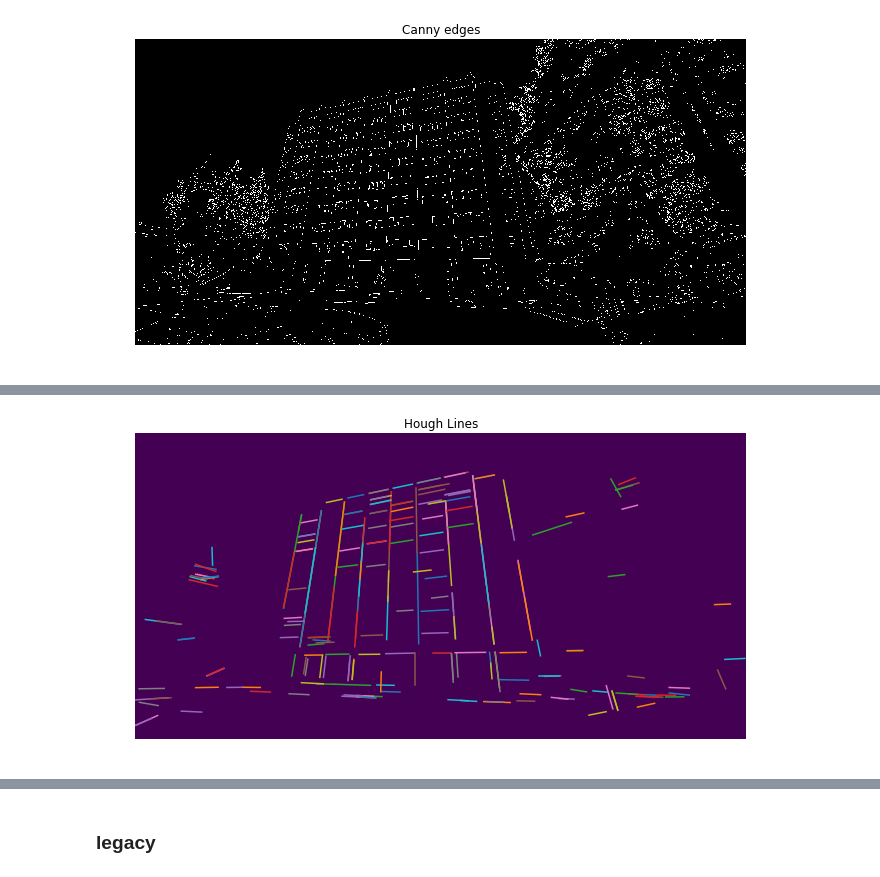
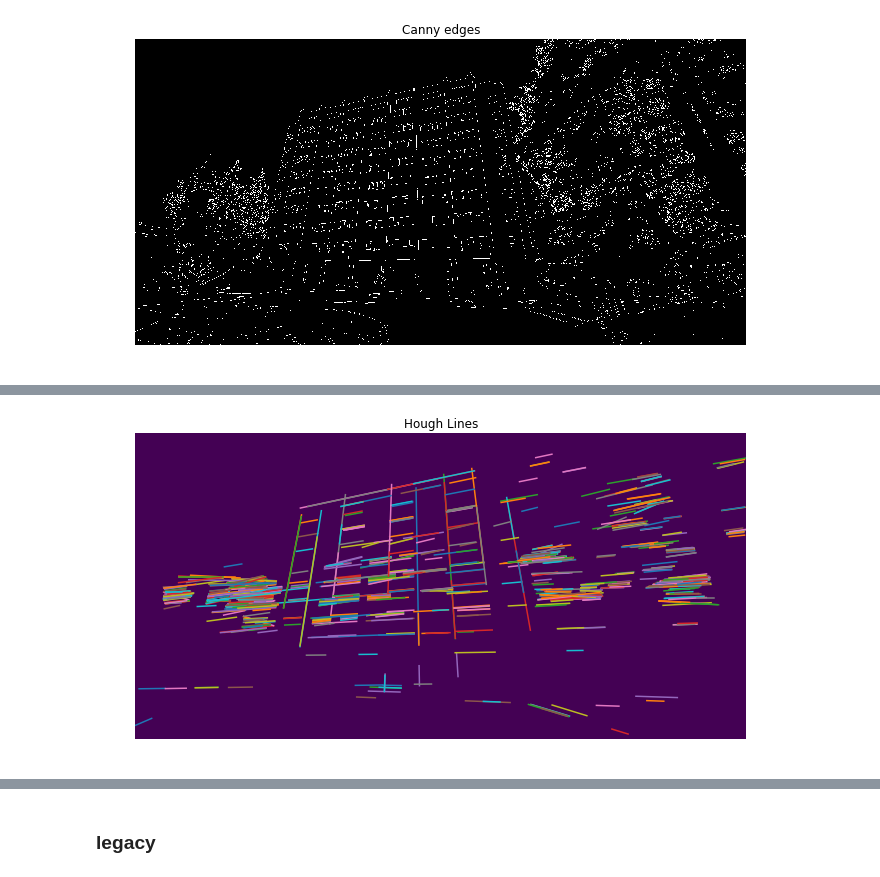
Before and after one commit to oortega20/CS294-final_project, a Jupyter notebook: code.ipynb, the cells around one changed output, grey strips where cells are left out. Saved outputs shown, nothing was run; the diff lists cells and outputs as text; code cells hidden in the pictures.

```diff
--- a/code.ipynb
+++ b/code.ipynb
@@ -205,23 +209,23 @@ plt.show()
 # %%
-hough_threshold = 25
-hough_min_length, hough_max_gap = 80, 20
+hough_threshold = 250
+hough_min_length, hough_max_gap = 80, 40
 
 
 lines = probabilistic_hough_line(filtered_edges, hough_threshold, hough_min_length, hough_max_gap)
 
 fig, ax = plt.subplots(1, 1, figsize=(15, 5), sharex=True, sharey=True)
 
 ax.imshow(edges * 0)
 for line in lines:
     p0, p1 = line
     ax.plot((p0[0], p1[0]), (p0[1], p1[1]))
 ax.set_xlim((0, image.shape[1]))
 ax.set_ylim((image.shape[0], 0))
 ax.set_title('Hough Lines')
 
 ax.set_axis_off()
 plt.tight_layout()
 plt.show()
 # %% [output]
-[figure, old version]
+[figure, new version]
 # %%
```
Also changed, not shown: parts of 9 cells of this notebook.
